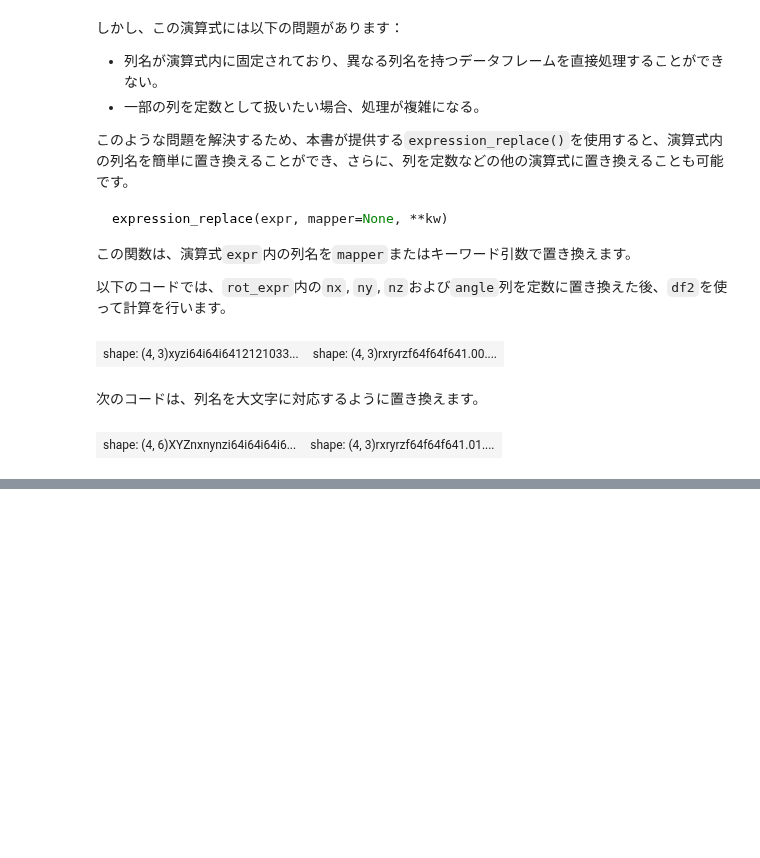
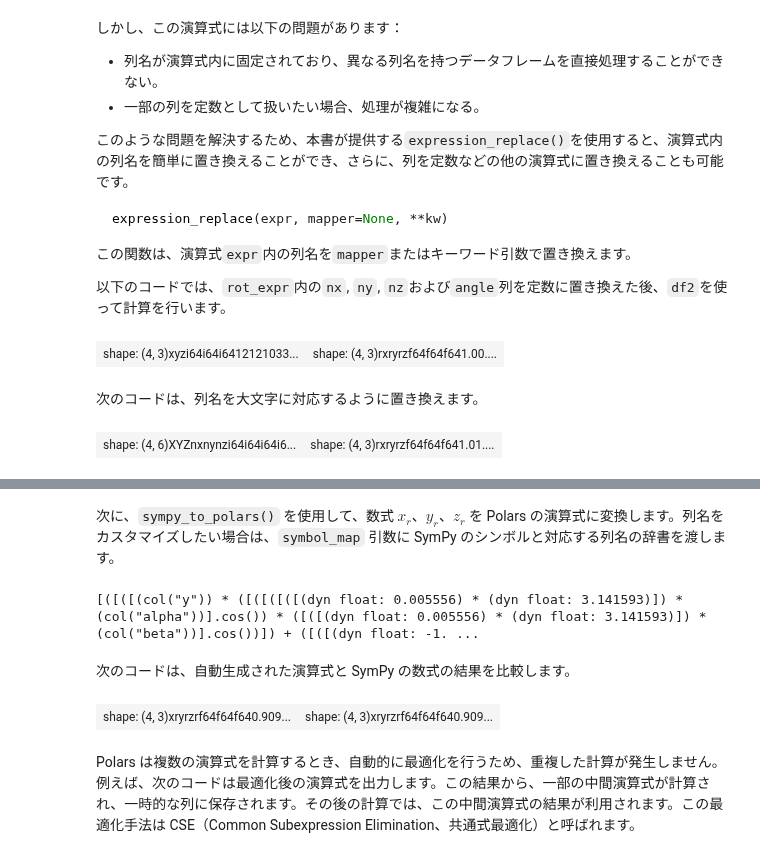
Before and after one commit to ruoyu0088/polars_guide, a Jupyter notebook: polars_guide/060_polars_tips.ipynb, the cells around one changed output, grey strips where cells are left out. Drawn from its saved outputs; the diff is of its cells as text; code cells hidden in the pictures; blank space fills up the shorter version.

Commit message:
add sympy_to_polars

```diff
--- a/polars_guide/060_polars_tips.ipynb
+++ b/polars_guide/060_polars_tips.ipynb
@@ -487,0 +492,5 @@ row(df3, df3_rot)
+# %%
+import sympy as sp
+x, y, z, a, b, r = sp.symbols("x y z alpha beta gamma")
+xr, yr, zr = sp.rot_axis1(sp.rad(a)) * sp.rot_axis1(sp.rad(b)) * sp.rot_axis2(sp.rad(r)) * sp.Matrix([x, y, z])
+yr
@@ -487,0 +499,35 @@ row(df3, df3_rot)
+# %% [markdown]
+次に、`sympy_to_polars()` を使用して、数式 $x_r$、$y_r$、$z_r$ を Polars の演算式に変換します。列名をカスタマイズしたい場合は、`symbol_map` 引数に SymPy のシンボルと対応する列名の辞書を渡します。
+# %%
+from helper.polars import sympy_to_polars
+xr_expr, yr_expr, zr_expr = [sympy_to_polars(expr) for expr in (xr, yr, zr)]
+print(yr_expr)
+# %% [output]
+[([([(col("y")) * ([([([([(dyn float: 0.005556) * (dyn float: 3.141593)]) * (col("alpha"))].cos()) * ([([(dyn float: 0.005556) * (dyn float: 3.141593)]) * (col("beta"))].cos())]) + ([([(dyn float: -1. ...
+# %% [markdown]
+次のコードは、自動生成された演算式と SymPy の数式の結果を比較します。
+# %%
+df = pl.DataFrame(dict(
+    x=[1, 2, 3, 4],
+    y=[2, 1, 3, 2],
+    z=[1, 0, 0, 5],
+    alpha=[30, 40, 50, 60],
+    beta=[10, 20, -30, -60],
+    gamma=[5, -5, 5, -5],
+)).select(pl.all().cast(pl.Float64))
+
+df_pl = df.select(xr=xr_expr, yr=yr_expr, zr=zr_expr)
+df_sp = pl.DataFrame([
+    {
+        'xr':xr.evalf(subs=row),
+        'yr':yr.evalf(subs=row),
+        'zr':zr.evalf(subs=row)
+    }
+    for row in df.rows(named=True)
+])
+
+row(df_sp, df_pl)
+# %% [output]
+| shape: (4, 3)xryrzrf64f64f640.909... | shape: (4, 3)xryrzrf64f64f640.909... |
+# %% [markdown]
+Polars は複数の演算式を計算するとき、自動的に最適化を行うため、重複した計算が発生しません。例えば、次のコードは最適化後の演算式を出力します。この結果から、一部の中間演算式が計算され、一時的な列に保存されます。その後の計算では、この中間演算式の結果が利用されます。この最適化手法は CSE（Common Subexpression Elimination、共通式最適化）と呼ばれます。
```
Also changed, not shown: parts of 3 cells of this notebook, 1 other file.
